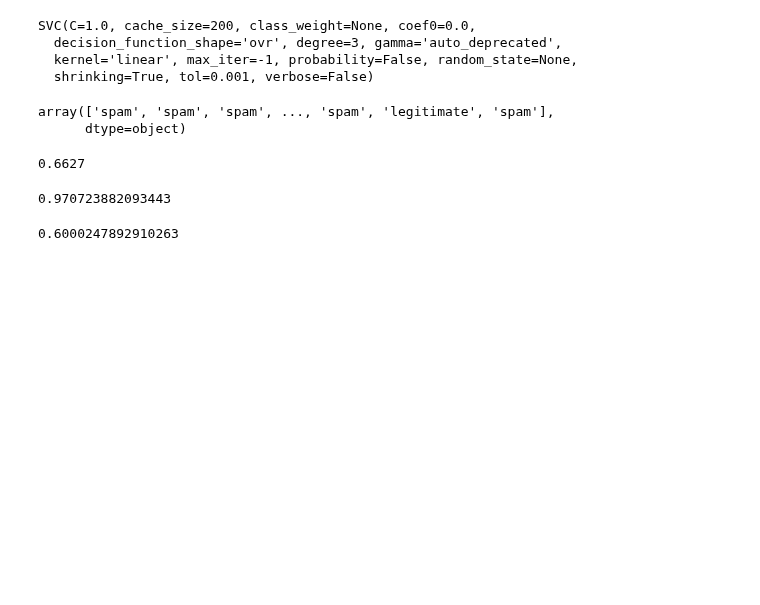
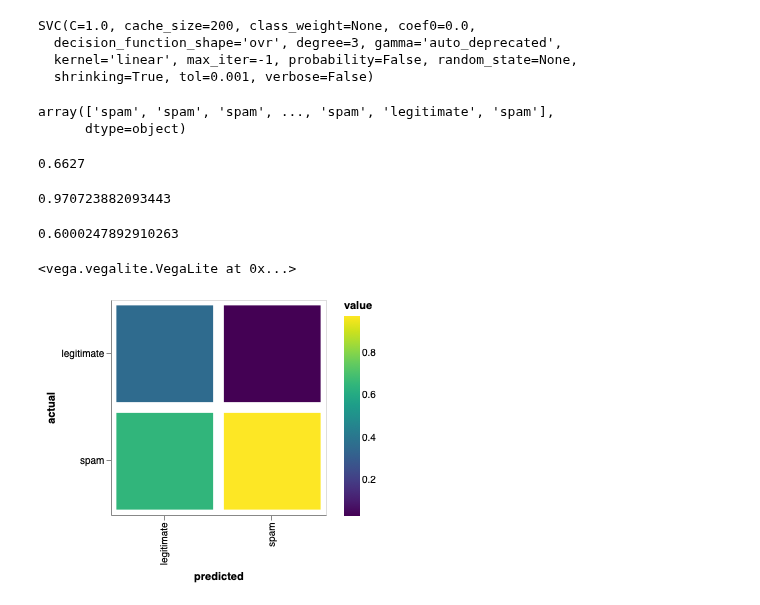
Before and after one commit to willb/openshift-ml-workflows-workshop, a Jupyter notebook: 03-model-svm.ipynb, the cells around one changed output. Drawn from its saved outputs; the diff is of its cells as text; code cells hidden in the pictures; blank space fills up the shorter version.

Commit message:
included plots and metrics

```diff
--- a/03-model-svm.ipynb
+++ b/03-model-svm.ipynb
@@ -64,0 +67,7 @@ metrics.precision_score(test["label"], test_pred, pos_label="spam")
+# %%
+df, chart = plot.binary_confusion_matrix(test["label"], test_pred)
+# %%
+chart
+# %% [output]
+<vega.vegalite.VegaLite at 0x...>
+[figure, added]
```
Also changed, not shown: parts of 3 cells of this notebook.
